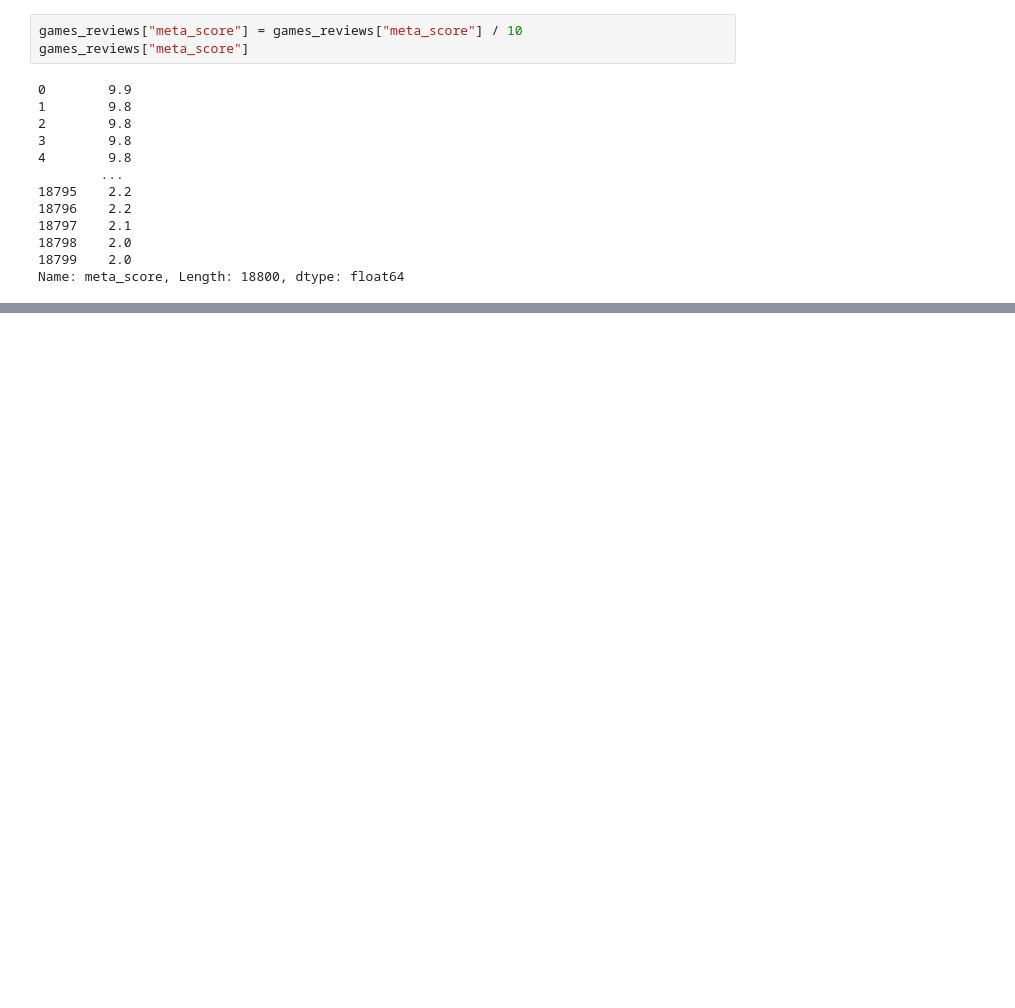
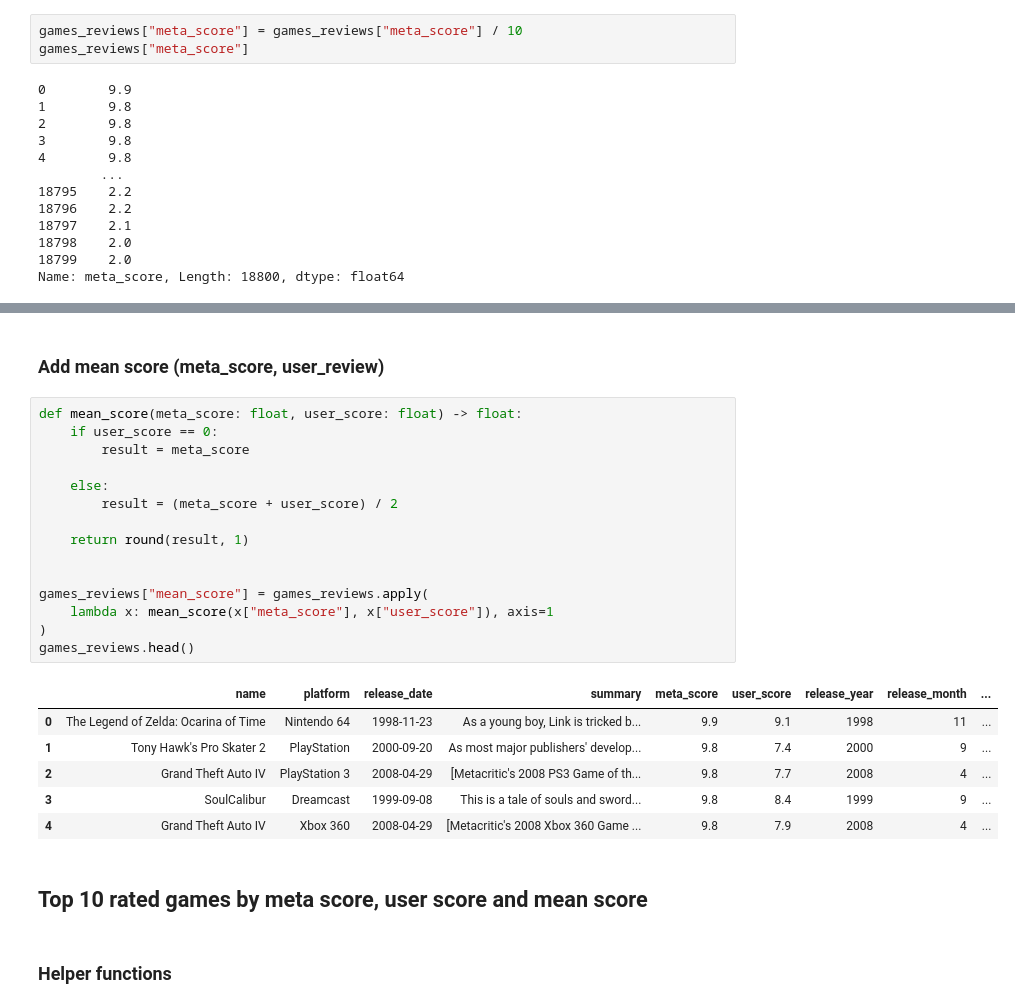
Before and after one commit to L-Carlos/metacritic-games-1995-2021, a Jupyter notebook: game_reviews.ipynb, the cells around one changed output, grey strips where cells are left out. Cells and saved outputs as stored; diff of their text form; blank space fills up the shorter version.

```diff
--- a/game_reviews.ipynb
+++ b/game_reviews.ipynb
@@ -56,0 +118,28 @@ Name: meta_score, Length: 18800, dtype: float64
+# %% [markdown]
+### Add mean score (meta_score, user_review)
+# %%
+def mean_score(meta_score: float, user_score: float) -> float:
+    if user_score == 0:
+        result = meta_score
+
+    else:
+        result = (meta_score + user_score) / 2
+
+    return round(result, 1)
+
+
+games_reviews["mean_score"] = games_reviews.apply(
+    lambda x: mean_score(x["meta_score"], x["user_score"]), axis=1
+)
+games_reviews.head()
+# %% [output]
+|  | name | platform | release_date | summary | meta_score | user_score | release_year | release_month | ... |
+| 0 | The Legend of Zelda: Ocarina of Time | Nintendo 64 | 1998-11-23 | As a young boy, Link is tricked b... | 9.9 | 9.1 | 1998 | 11 | ... |
+| 1 | Tony Hawk's Pro Skater 2 | PlayStation | 2000-09-20 | As most major publishers' develop... | 9.8 | 7.4 | 2000 | 9 | ... |
+| 2 | Grand Theft Auto IV | PlayStation 3 | 2008-04-29 | [Metacritic's 2008 PS3 Game of th... | 9.8 | 7.7 | 2008 | 4 | ... |
+| 3 | SoulCalibur | Dreamcast | 1999-09-08 | This is a tale of souls and sword... | 9.8 | 8.4 | 1999 | 9 | ... |
+| 4 | Grand Theft Auto IV | Xbox 360 | 2008-04-29 | [Metacritic's 2008 Xbox 360 Game ... | 9.8 | 7.9 | 2008 | 4 | ... |
+# %% [markdown]
+## Top 10 rated games by meta score, user score and mean score
+# %% [markdown]
+### Helper functions
```
Also changed, not shown: parts of 25 cells of this notebook.
